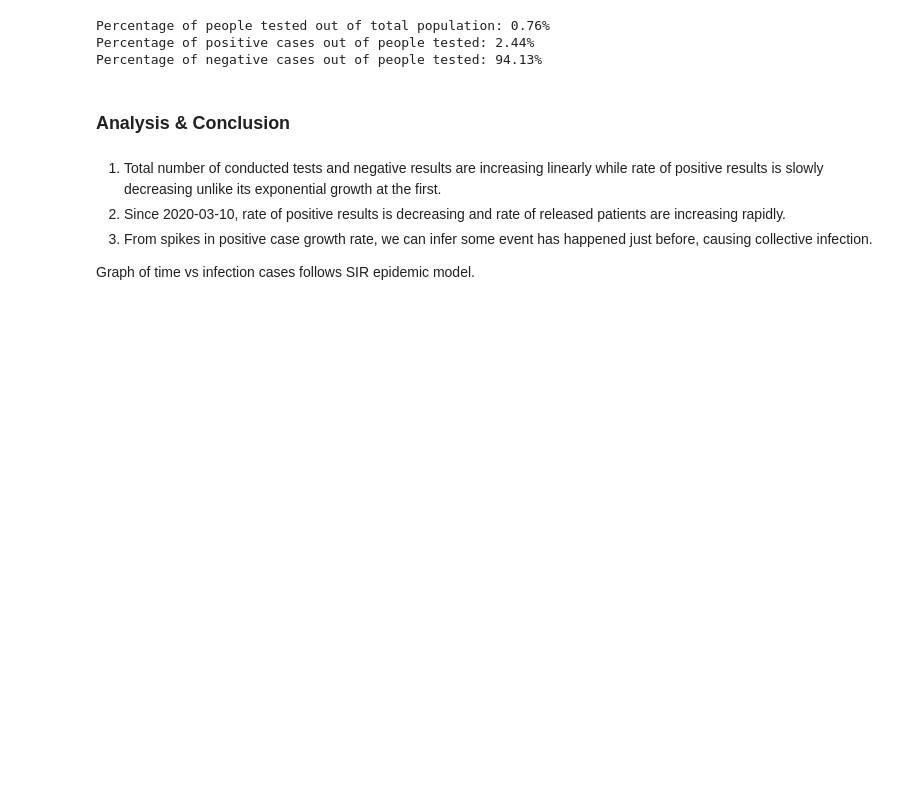
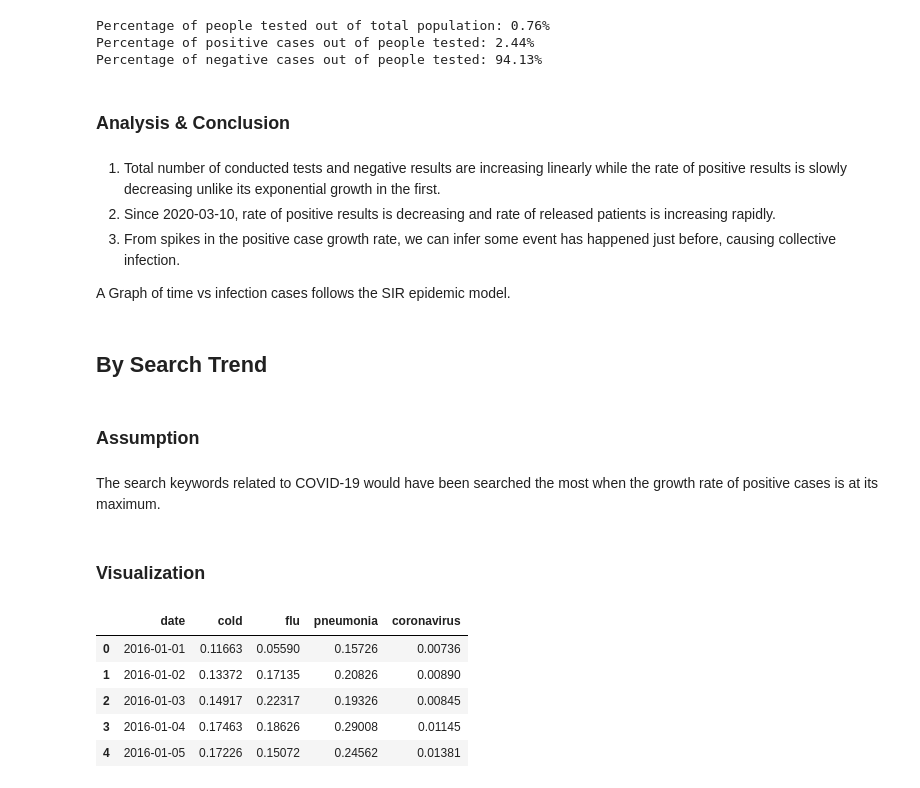
Before and after one commit to hwuiwon/covid-19-analysis-kr, a Jupyter notebook: Covid-19-in-South-Korea.ipynb, the cells around one changed output. Drawn from its saved outputs; the diff is of its cells as text; code cells hidden in the pictures; blank space fills up the shorter version.

```diff
--- a/Covid-19-in-South-Korea.ipynb
+++ b/Covid-19-in-South-Korea.ipynb
@@ -512,8 +511,27 @@ Percentage of negative cases out of people tested: 94.13%
 # %% [markdown]
 ### **Analysis & Conclusion**
 # %% [markdown]
-1. Total number of conducted tests and negative results are increasing linearly while rate of positive results is slowly decreasing unlike its exponential growth at the first.
-2. Since 2020-03-10, rate of positive results is decreasing and rate of released patients are increasing rapidly.
-3. From spikes in positive case growth rate, we can infer some event has happened just before, causing collective infection.
+1. Total number of conducted tests and negative results are increasing linearly while the rate of positive results is slowly decreasing unlike its exponential growth in the first.
+2. Since 2020-03-10, rate of positive results is decreasing and rate of released patients is increasing rapidly.
+3. From spikes in the positive case growth rate, we can infer some event has happened just before, causing collective infection.
 
-Graph of time vs infection cases follows SIR epidemic model.
+A Graph of time vs infection cases follows the SIR epidemic model.
+# %% [markdown]
+## **By Search Trend**
+# %% [markdown]
+### **Assumption**
+# %% [markdown]
+The search keywords related to COVID-19 would have been searched the most when the growth rate of positive cases is at its maximum.
+# %% [markdown]
+### **Visualization**
+# %%
+# Importing data: Search Trend
+searchtrend = pd.read_csv(os.path.join(DIR_PATH, 'SearchTrend.csv'))
+searchtrend.head()
+# %% [output]
+|  | date | cold | flu | pneumonia | coronavirus |
+| 0 | 2016-01-01 | 0.11663 | 0.05590 | 0.15726 | 0.00736 |
+| 1 | 2016-01-02 | 0.13372 | 0.17135 | 0.20826 | 0.00890 |
+| 2 | 2016-01-03 | 0.14917 | 0.22317 | 0.19326 | 0.00845 |
+| 3 | 2016-01-04 | 0.17463 | 0.18626 | 0.29008 | 0.01145 |
+| 4 | 2016-01-05 | 0.17226 | 0.15072 | 0.24562 | 0.01381 |
```
Also changed, not shown: parts of 3 cells of this notebook.
